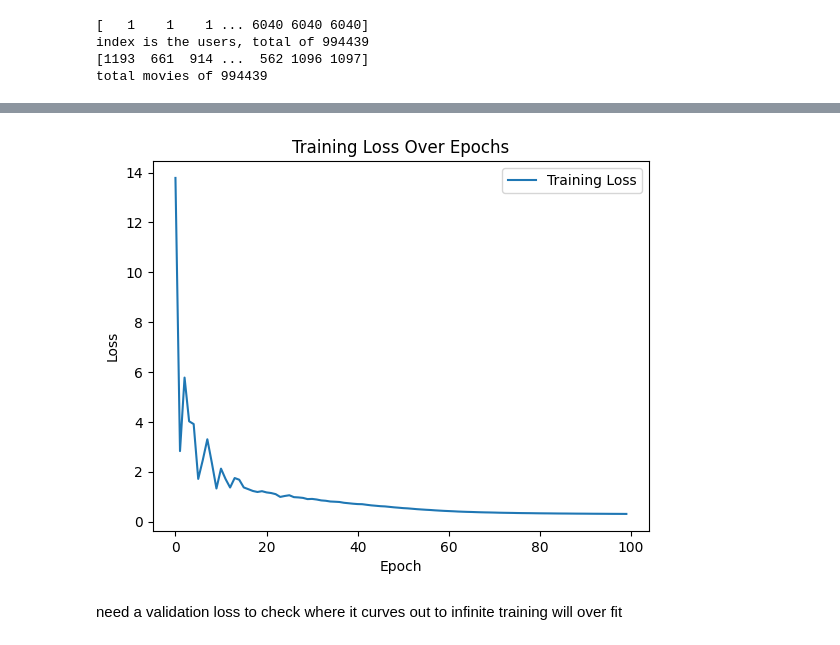
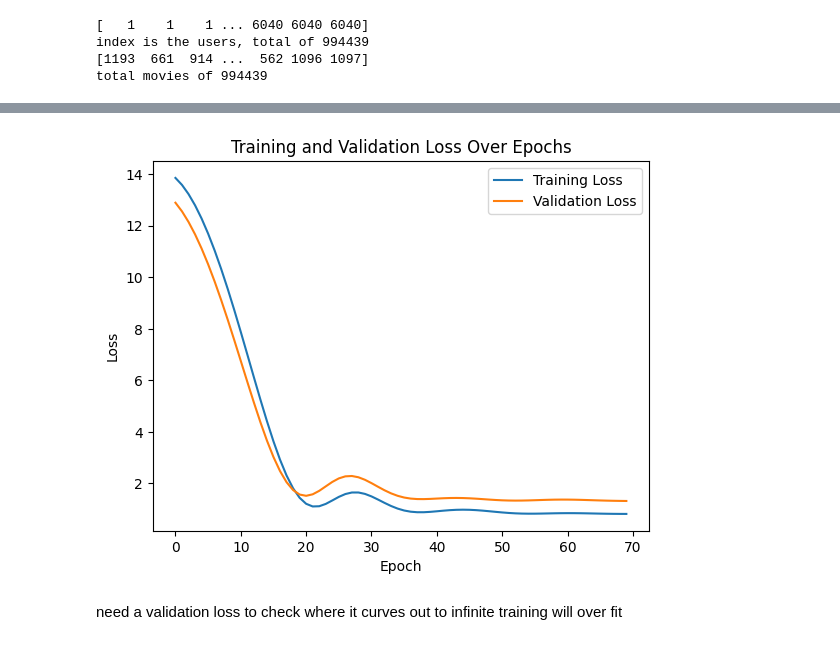
Before and after one commit to wadeyman/4222_Project, a Jupyter notebook: dl_collab_pipeline.ipynb, the cells around one changed output, grey strips where cells are left out. Drawn from its saved outputs; the diff is of its cells as text; code cells hidden in the pictures.

Commit message:
added sim matrix predictions - runnable generalised matrix prediction with validation - runnable left neural generalised matrix factorisation model

```diff
--- a/dl_collab_pipeline.ipynb
+++ b/dl_collab_pipeline.ipynb
@@ -356,6 +367,7 @@ model = GeneralisedMF(6042, 3960, 64)
 # also, issue is total unique is 3672 but the movie id goes up 3952 thats why we have a problem
 # looking up values in the embedding matrix
 # %%
-losses = []
-train(model, epoch=100, lr = 0.25, wd= 1e-5)
+train_losses = []
+val_losses = []
+train(model, epoch=70, lr = 0.01, wd= 8e-10)
 # %% [output]
@@ -379,13 +391,14 @@ Epoch 99: train loss: 0.30743104219436646
 # %%
 import matplotlib.pyplot as plt
-plt.plot(range(len(losses)), losses, label='Training Loss')
+plt.plot(range(len(train_losses)), train_losses, label='Training Loss')
+plt.plot(range(len(val_losses)), val_losses, label='Validation Loss')
 plt.xlabel('Epoch')
 plt.ylabel('Loss')
-plt.title('Training Loss Over Epochs')
+plt.title('Training and Validation Loss Over Epochs')
 plt.legend()
 plt.show()
 # %% [output]
-[figure, old version]
+[figure, new version]
 # %% [markdown]
 need a validation loss to check where it curves out to
 infinite training will over fit
```
Also changed, not shown: parts of 17 cells of this notebook, 1 other file.
